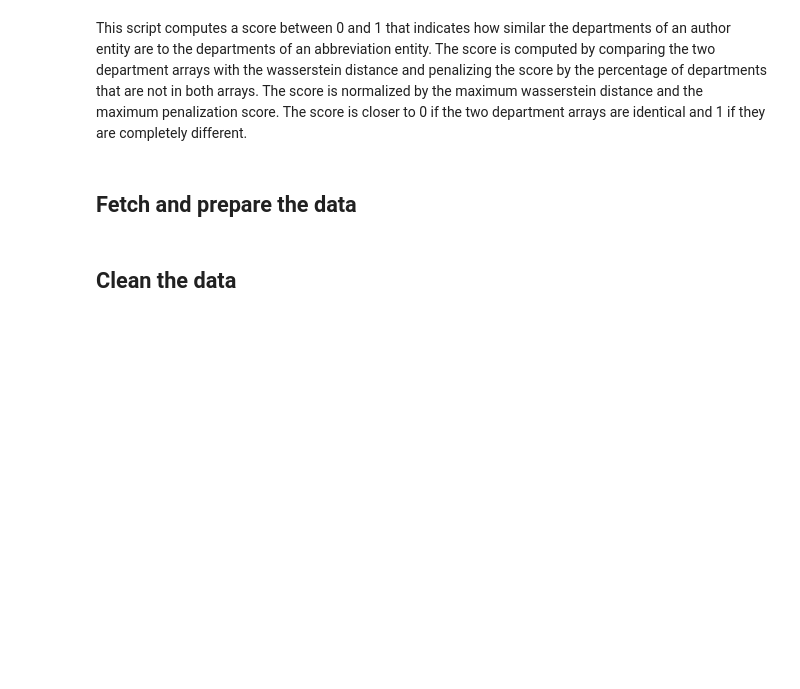
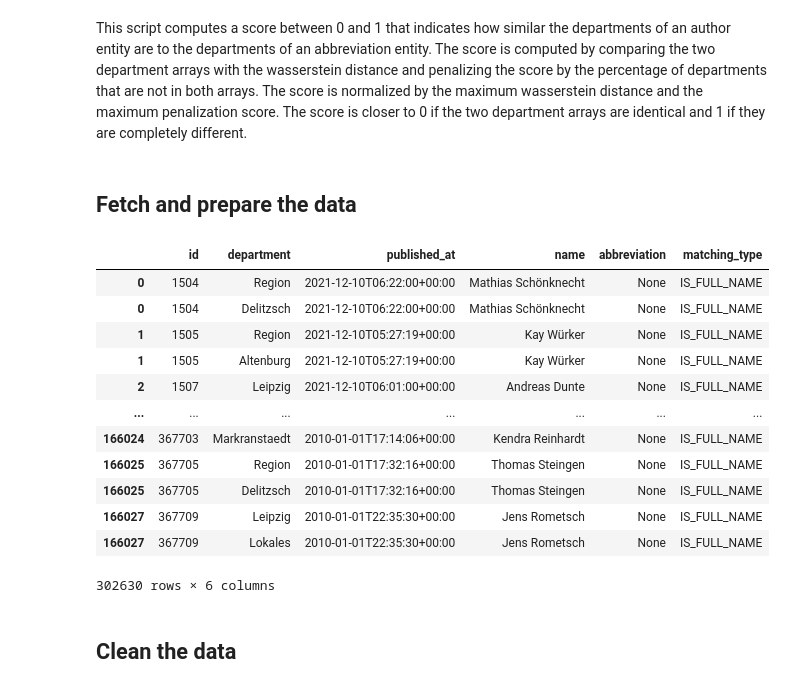
Before and after one commit to st0ffregen/lvzStatistics, a Jupyter notebook: notebooks/1.5.5-author-mapping-department-scoring.ipynb, the cells around one changed output. Cells and saved outputs as stored; diff of their text form; code cells hidden in the pictures; blank space fills up the shorter version.

```diff
--- a/notebooks/1.5.5-author-mapping-department-scoring.ipynb
+++ b/notebooks/1.5.5-author-mapping-department-scoring.ipynb
@@ -38,5 +38,21 @@ department_affiliation = department_affiliation[~department_affiliation["name"].
 # %%
 department_affiliation["department"] = department_affiliation["department"].apply(lambda x: json.loads(x))
 department_affiliation = department_affiliation.explode('department')
+# %%
+department_affiliation
+# %% [output]
+|  | id | department | published_at | name | abbreviation | matching_type |
+| 0 | 1504 | Region | 2021-12-10T06:22:00+00:00 | Mathias Schönknecht | None | IS_FULL_NAME |
+| 0 | 1504 | Delitzsch | 2021-12-10T06:22:00+00:00 | Mathias Schönknecht | None | IS_FULL_NAME |
+| 1 | 1505 | Region | 2021-12-10T05:27:19+00:00 | Kay Würker | None | IS_FULL_NAME |
+| 1 | 1505 | Altenburg | 2021-12-10T05:27:19+00:00 | Kay Würker | None | IS_FULL_NAME |
+| 2 | 1507 | Leipzig | 2021-12-10T06:01:00+00:00 | Andreas Dunte | None | IS_FULL_NAME |
+| ... | ... | ... | ... | ... | ... | ... |
+| 166024 | 367703 | Markranstaedt | 2010-01-01T17:14:06+00:00 | Kendra Reinhardt | None | IS_FULL_NAME |
+| 166025 | 367705 | Region | 2010-01-01T17:32:16+00:00 | Thomas Steingen | None | IS_FULL_NAME |
+| 166025 | 367705 | Delitzsch | 2010-01-01T17:32:16+00:00 | Thomas Steingen | None | IS_FULL_NAME |
+| 166027 | 367709 | Leipzig | 2010-01-01T22:35:30+00:00 | Jens Rometsch | None | IS_FULL_NAME |
+| 166027 | 367709 | Lokales | 2010-01-01T22:35:30+00:00 | Jens Rometsch | None | IS_FULL_NAME |
+302630 rows × 6 columns
 # %%
 # Get unique name, abbreviation pairs where abbreviation or name is not nan
```
Also changed, not shown: parts of 4 cells of this notebook, 2 other files.
